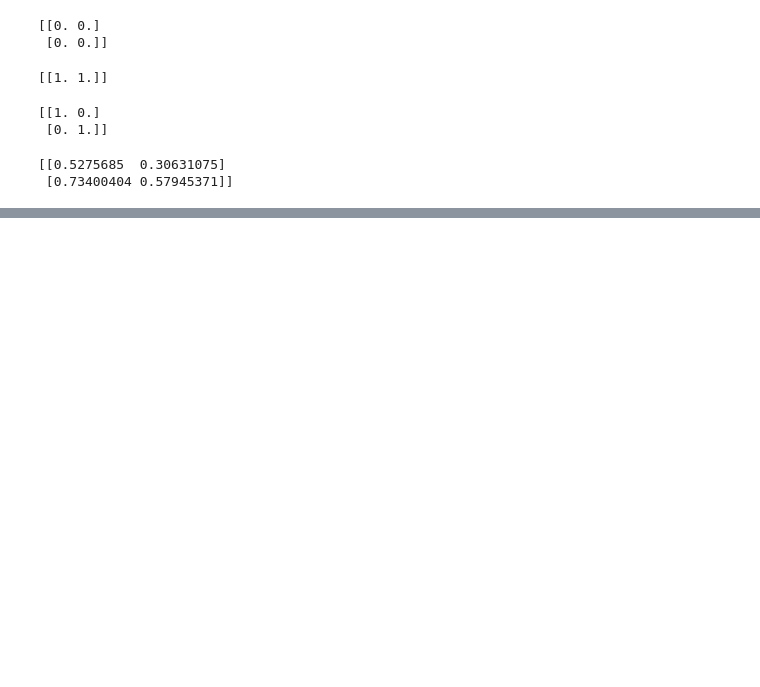
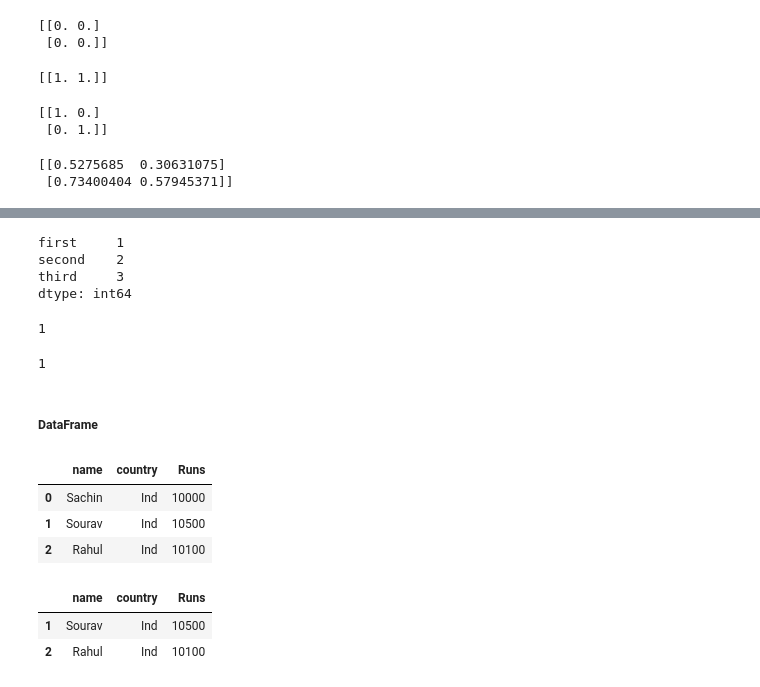
Before and after one commit to aritrasen87/python_for_ds, a Jupyter notebook: numpy_pandas_ds.ipynb, the cells around one changed output, grey strips where cells are left out. Cells and saved outputs as stored; diff of their text form; code cells hidden in the pictures; blank space fills up the shorter version.

```diff
--- a/numpy_pandas_ds.ipynb
+++ b/numpy_pandas_ds.ipynb
@@ -127,0 +249,38 @@ print(d)
+# %%
+se = pd.Series([1,2,3] , index = ['first', 'second','third']) #Index acts as reference
+print(se)
+# %% [output]
+first     1
+second    2
+third     3
+dtype: int64
+# %%
+se['first'] #Using index to access Data elements
+# %% [output]
+1
+# %%
+se[0] #Using postion to access data elements
+# %% [output]
+1
+# %% [markdown]
+##### DataFrame
+# %%
+# Python Dictionary
+p_dict = {'name' : ['Sachin','Sourav','Rahul'],
+         'country' : ['Ind','Ind','Ind'],
+         'Runs': ['10000','10500','10100']}
+# %%
+#Dataframe - This will convert the dictionary to DataFrame
+df = pd.DataFrame(p_dict)
+df.head()  #by default shows the first five rows
+# %% [output]
+|  | name | country | Runs |
+| 0 | Sachin | Ind | 10000 |
+| 1 | Sourav | Ind | 10500 |
+| 2 | Rahul | Ind | 10100 |
+# %%
+df.tail(2) #last five rows
+# %% [output]
+|  | name | country | Runs |
+| 1 | Sourav | Ind | 10500 |
+| 2 | Rahul | Ind | 10100 |
```
Also changed, not shown: parts of 48 cells of this notebook, 1 other file.
